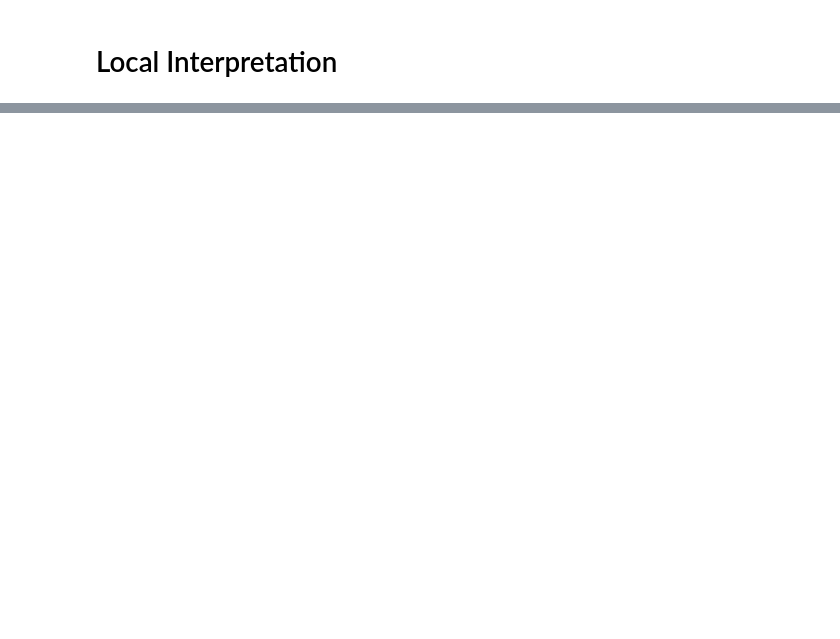
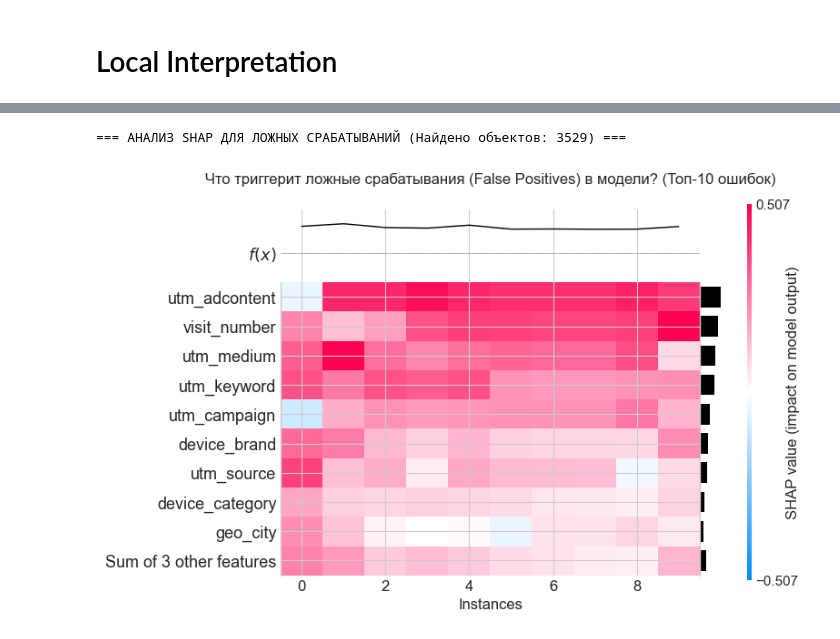
Before and after one commit to fenderfeniks/sber_autopodpiska, a Jupyter notebook: notebooks/5.0-explainability.ipynb, the cells around one changed output, grey strips where cells are left out. Drawn from its saved outputs; the diff is of its cells as text; code cells hidden in the pictures; blank space fills up the shorter version.

```diff
--- a/notebooks/5.0-explainability.ipynb
+++ b/notebooks/5.0-explainability.ipynb
@@ -152,0 +213,35 @@ print(f"Фактическое значение таргета для этого
+# %%
+# 1. Считаем предсказания и размечаем типы прогнозов (как в прошлом ноутбуке)
+preds = model_wrapper.predict(X_val_clean)
+error_df = X_val.copy()
+error_df['Actual'] = y_val.values
+error_df['Predicted'] = preds
+
+# Индексы ложных срабатываний (False Positives)
+fp_indices = np.where((error_df['Actual'] == 0) & (error_df['Predicted'] == 1))[0]
+
+if len(fp_indices) > 0:
+    print(f"=== АНАЛИЗ SHAP ДЛЯ ЛОЖНЫХ СРАБАТЫВАНИЙ (Найдено объектов: {len(fp_indices)}) ===")
+
+    # Берем топ-10 самых наглых ошибок FP
+    if 'Probability' in error_df.columns or hasattr(model_wrapper, 'predict_proba'):
+        probs = model_wrapper.predict_proba(X_val_clean)[:, 1]
+        error_df['Probability'] = probs
+        worst_fp_idx = error_df.iloc[fp_indices].sort_values(by='Probability', ascending=False).head(10).index
+        # Переводим индексы датафрейма в позиционные индексы массива numpy
+        pos_indices = [error_df.index.get_loc(idx) for idx in worst_fp_idx]
+    else:
+        pos_indices = fp_indices[:10]
+
+    # Строим Heatmap для этих ошибок
+    plt.figure(figsize=(12, 6))
+    shap.plots.heatmap(shap_values[pos_indices], max_display=10, show=False)
+    plt.title("Что триггерит ложные срабатывания (False Positives) в модели? (Топ-10 ошибок)", fontsize=12, pad=20)
+    plt.tight_layout()
+    plt.savefig(reports_dir / "shap_heatmap_false_positives.png", bbox_inches='tight')
+    plt.show()
+else:
+    print("Ложных срабатываний для анализа не найдено.")
+# %% [output]
+=== АНАЛИЗ SHAP ДЛЯ ЛОЖНЫХ СРАБАТЫВАНИЙ (Найдено объектов: 3529) ===
+[figure, added]
```
Also changed, not shown: parts of 10 cells of this notebook, 24 other files.
